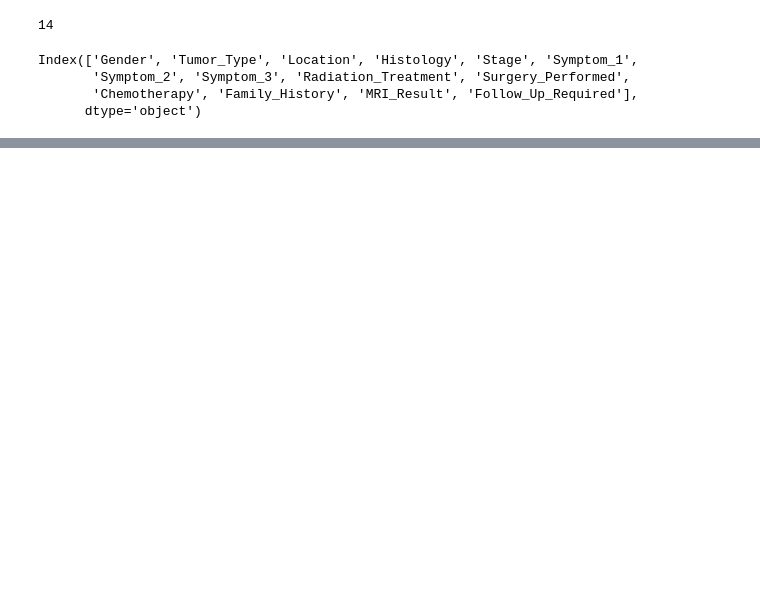
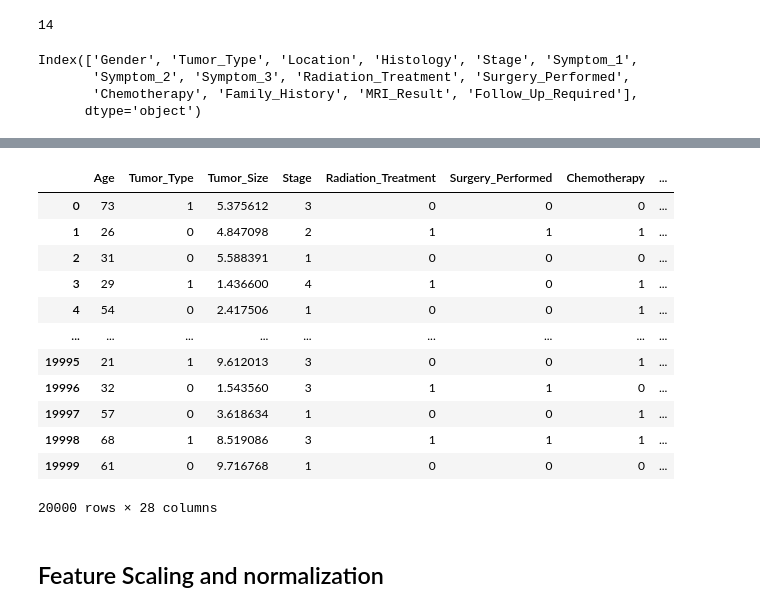
Before and after one commit to melissaaapril/IntroDS, a Jupyter notebook: src/Preprocessing.ipynb, the cells around one changed output, grey strips where cells are left out. Cells and saved outputs as stored; diff of their text form; code cells hidden in the pictures; blank space fills up the shorter version.

```diff
--- a/src/Preprocessing.ipynb
+++ b/src/Preprocessing.ipynb
@@ -66,14 +107,11 @@ mult_col
 # %%
-# encode bianry columns separately
-for col in bool_col:
-    df[col] = df[col].map({df[col].unique()[0]:0, df[col].unique()[1]:1})
-df
+# label encoding for the rest
+binary_cols = ['Tumor_Type', 'Radiation_Treatment', 'Surgery_Performed',
+               'Chemotherapy', 'Family_History', 'MRI_Result', 'Follow_Up_Required']
 
-# encode multi class columns in a one hot encoder
-df = pd.get_dummies(df, columns = mult_col, drop_first = True)
+for col in binary_cols:
+    df[col] = df[col].map({'Yes':1, 'No':0, 'Positive':1, 'Negative':0, 'Malignant':1, 'Benign':0})
 
-df
-
-
-# check for categorical cxolumns again
-df.info()
+# Stage: I → 1, II → 2, III → 3, IV → 4
+stage_mapping = {'I':1, 'II':2, 'III':3, 'IV':4}
+df['Stage'] = df['Stage'].map(stage_mapping)
@@ -79,0 +134,20 @@ df.info()
+# %%
+# convert all t/f to 1/0
+df = df.astype({col: int for col in df.columns if df[col].dtype == 'bool'})
+df
+# %% [output]
+|  | Age | Tumor_Type | Tumor_Size | Stage | Radiation_Treatment | Surgery_Performed | Chemotherapy | ... |
+| 0 | 73 | 1 | 5.375612 | 3 | 0 | 0 | 0 | ... |
+| 1 | 26 | 0 | 4.847098 | 2 | 1 | 1 | 1 | ... |
+| 2 | 31 | 0 | 5.588391 | 1 | 0 | 0 | 0 | ... |
+| 3 | 29 | 1 | 1.436600 | 4 | 1 | 0 | 1 | ... |
+| 4 | 54 | 0 | 2.417506 | 1 | 0 | 0 | 1 | ... |
+| ... | ... | ... | ... | ... | ... | ... | ... | ... |
+| 19995 | 21 | 1 | 9.612013 | 3 | 0 | 0 | 1 | ... |
+| 19996 | 32 | 0 | 1.543560 | 3 | 1 | 1 | 0 | ... |
+| 19997 | 57 | 0 | 3.618634 | 1 | 0 | 0 | 1 | ... |
+| 19998 | 68 | 1 | 8.519086 | 3 | 1 | 1 | 1 | ... |
+| 19999 | 61 | 0 | 9.716768 | 1 | 0 | 0 | 0 | ... |
+20000 rows × 28 columns
+# %% [markdown]
+## Feature Scaling and normalization
```
Also changed, not shown: parts of 11 cells of this notebook, 3 other files.
